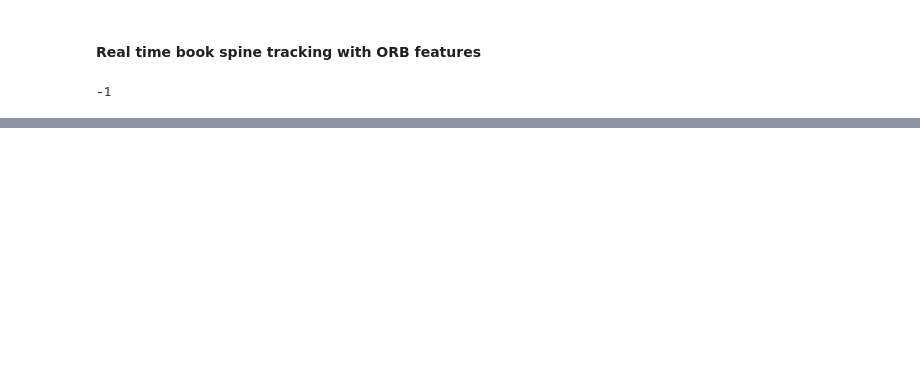
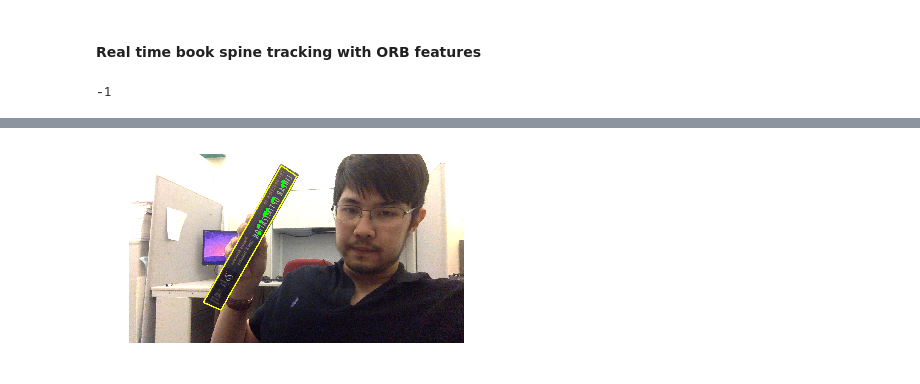
Before and after one commit to buenayerba/augmented-reality-for-book-spines, a Jupyter notebook: Feature_tracking.ipynb, the cells around one changed output, grey strips where cells are left out. Saved outputs shown, nothing was run; the diff lists cells and outputs as text; code cells hidden in the pictures; blank space fills up the shorter version.

Commit message:
added homography computation and perspective transform

```diff
--- a/Feature_tracking.ipynb
+++ b/Feature_tracking.ipynb
@@ -191,7 +195,7 @@ else:
 #### Matching ORB Features in a Picture, Flann Matcher
 # %%
 cap = cv2.imread('scene1.jpg', 0)
-model = cv2.imread('book1.jpg', 0)
+model = cv2.imread('book3.jpg', 0)
 
 # ORB keypoint detector
 orb = cv2.ORB_create()
@@ -221,7 +225,7 @@ matchesMask = [[0,0] for i in xrange(len(matches))]
 num = 0
 # ratio test as per Lowe's paper
 for i,(m,n) in enumerate(matches):
-    if m.distance < 0.75*n.distance:
+    if m.distance < 0.7*n.distance:
         matchesMask[i]=[1,0]
         num += 1
 
@@ -243,7 +247,7 @@ imshow(img3)
 #### Real time book spine tracking with ORB features
 # %%
 # Import the query image and compute ORB keypoints and descriptors
-query_img = img = cv2.imread('book1.jpg', 0)
+query_img = img = cv2.imread('book3.jpg', 0)
 query_kp, query_des = orb.detectAndCompute(query_img, None)
 
 # ORB keypoint detector
@@ -291,8 +295,6 @@ while True:
         if m.distance < 0.75*n.distance:
             good_matches.append(m)
 
-#     print len(good_matches)
-
     # Initialize the list of points corresponding to matched keypoints in the train image
     matched_train_kp = []
 
@@ -305,9 +307,10 @@ while True:
         (x,y) = train_kp[matched_train_idx].pt
         matched_train_kp.append((x, y))
 
+#     print len(matched_train_kp)
     # Add small circles corresponding to the matched keypoints to the video frame
     for (x,y) in matched_train_kp:
-        cv2.circle(frame,(int(x),int(y)), 2, (0,0,255), 3)
+        cv2.circle(frame,(int(x),int(y)), 2, (255,0,255), 3)
 
     if cv2.waitKey(5) == 32:
         imshow(frame)
@@ -323,0 +329,75 @@ cv2.waitKey(1) # extra waitKey sometimes needed to close camera window
+# %%
+scene = cv2.imread('scene1.jpg', 0)
+scene_color = cv2.imread('scene1.jpg')
+query = cv2.imread('book3.jpg', 0)
+
+# ORB keypoint detector
+orb = cv2.ORB_create()
+
+# FLANN parameters
+FLANN_INDEX_LSH = 6
+# index_params for ORB features
+index_params= dict(algorithm = FLANN_INDEX_LSH,
+                   table_number = 6, # 12
+                   key_size = 12,     # 20
+                   multi_probe_level = 1) #2
+search_params = dict(checks=50)   # or pass empty dictionary
+flann = cv2.FlannBasedMatcher(index_params,search_params)
+
+# Compute keypoints and descriptors
+kp_query, des_query = orb.detectAndCompute(query, None)
+kp_scene, des_scene = orb.detectAndCompute(scene, None)
+
+# Match scene descriptors with query descriptors
+matches = flann.knnMatch(des_query,des_scene,k=2)
+
+
+num = 0
+# ratio test as per Lowe's paper
+good_matches = []
+
+# Each member of the matches list must be checked whether two neighbours really exist.
+for m_n in matches:
+    if len(m_n) != 2:
+        continue
+    (m,n) = m_n
+    if m.distance < 0.7*n.distance:
+        good_matches.append(m)
+        num += 1
+
+print "{} matches found".format(num)
+
+# Initialize the list of points corresponding to matched keypoints in the train image
+matched_train_kp = []
+
+# For each match...
+for mat in good_matches:
+    # Get the matching keypoints for training
+    matched_train_idx = mat.trainIdx
+
+    # get coordinates and append them to the list
+    (x,y) = kp_scene[matched_train_idx].pt
+    matched_train_kp.append((x, y))
+
+# Add small circles corresponding to the matched keypoints to the video scene
+for (x,y) in matched_train_kp:
+    cv2.circle(scene_color,(int(x),int(y)), 2, (0,255,0), 10)
+
+# Source points nad destnation points
+src_pts = np.float32([kp_query[m.queryIdx].pt for m in good_matches]).reshape(-1, 1, 2)
+dst_pts = np.float32([kp_scene[m.trainIdx].pt for m in good_matches]).reshape(-1, 1, 2)
+
+# compute Homography
+M, mask = cv2.findHomography(src_pts, dst_pts, cv2.RANSAC, 5.0)
+
+# Draw a rectangle that marks the found model in the frame
+h, w = query.shape
+pts = np.float32([[0, 0], [0, h - 1], [w - 1, h - 1], [w - 1, 0]]).reshape(-1, 1, 2)
+# project corners into frame
+dst = cv2.perspectiveTransform(pts, M)
+
+# Draw lines
+cv2.polylines(scene_color, [np.int32(dst)], True, (0, 255, 255), 3, cv2.LINE_AA)
+
+imshow(scene_color)
+# %% [output]
@@ -323,0 +405 @@ cv2.waitKey(1) # extra waitKey sometimes needed to close camera window
+[figure, added]
```
Also changed, not shown: parts of 11 cells of this notebook, 2 other files.
